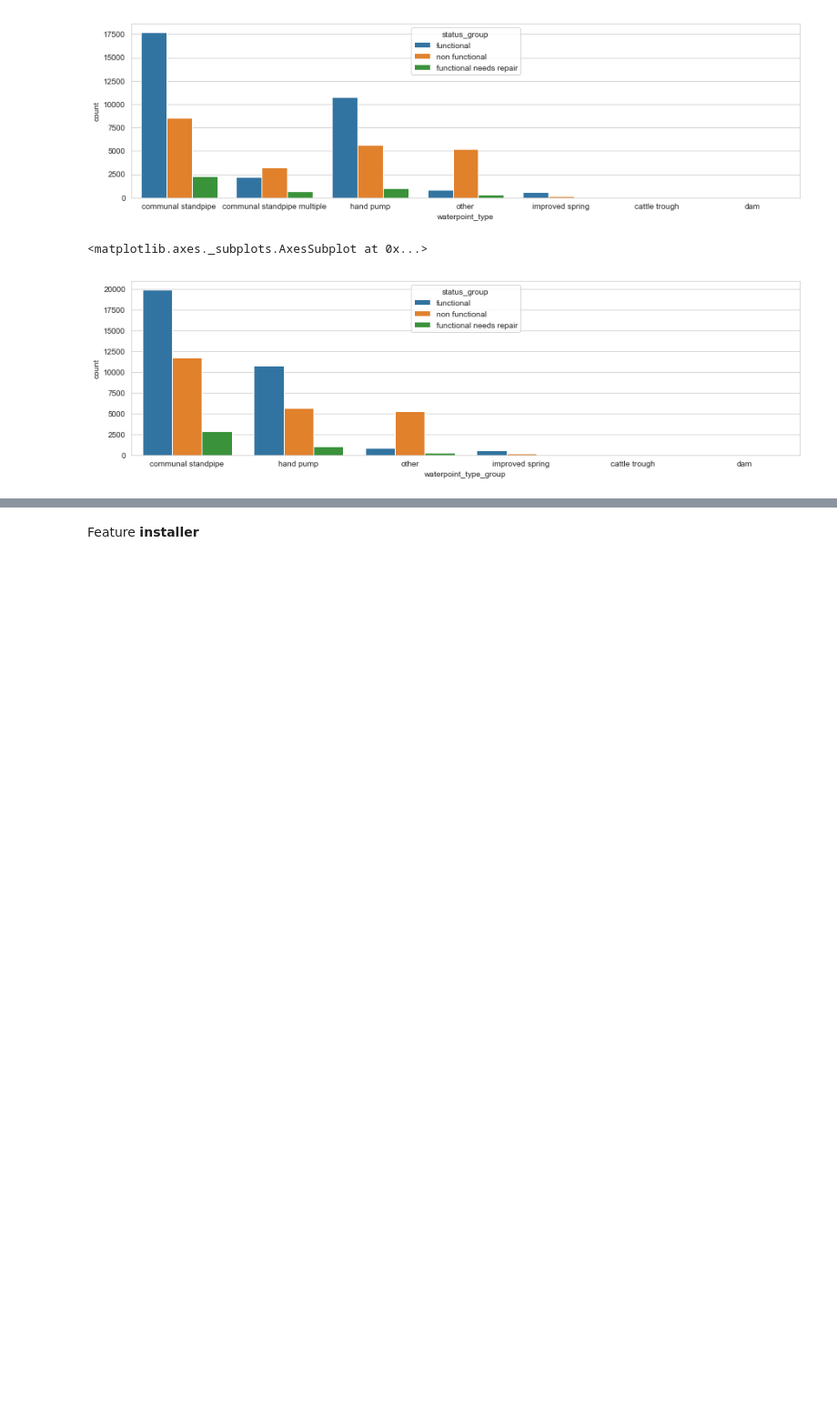
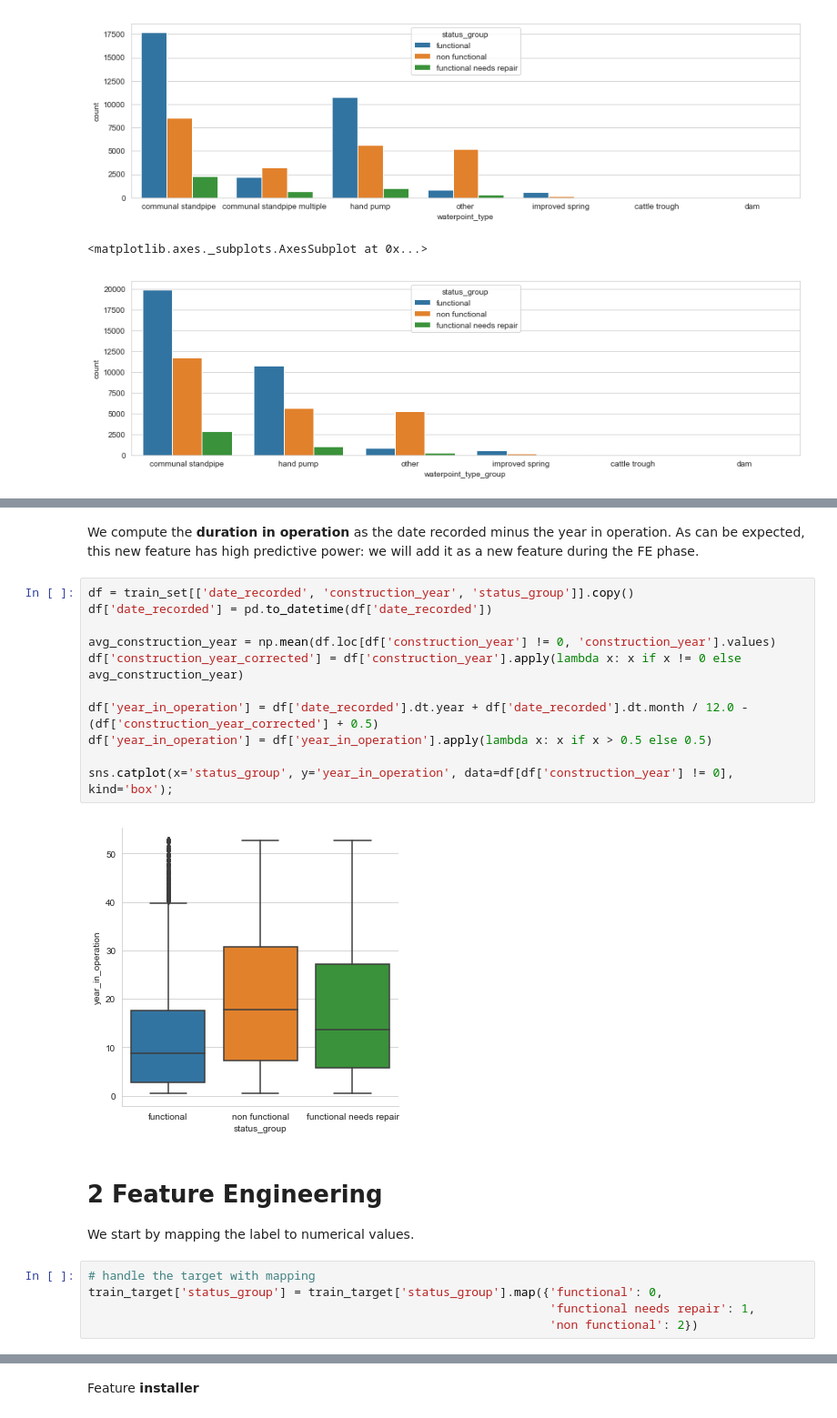
Before and after one commit to cedric-bertrand/DS-py, a Jupyter notebook: taarifa-wp/water_pumps.ipynb, the cells around one changed output, grey strips where cells are left out. Shown: that part at 91% size. Saved outputs shown, nothing was run; the diff lists cells and outputs as text; blank space fills up the shorter version.

```diff
--- a/taarifa-wp/water_pumps.ipynb
+++ b/taarifa-wp/water_pumps.ipynb
@@ -401,0 +487,23 @@ Feature **funder**
+# %% [markdown]
+We compute the **duration in operation** as the date recorded minus the year in operation. As can be expected, this new feature has high predictive power: we will add it as a new feature during the FE phase.
+# %%
+df = train_set[['date_recorded', 'construction_year', 'status_group']].copy()
+df['date_recorded'] = pd.to_datetime(df['date_recorded'])
+
+avg_construction_year = np.mean(df.loc[df['construction_year'] != 0, 'construction_year'].values)
+df['construction_year_corrected'] = df['construction_year'].apply(lambda x: x if x != 0 else avg_construction_year)
+
+df['year_in_operation'] = df['date_recorded'].dt.year + df['date_recorded'].dt.month / 12.0 - (df['construction_year_corrected'] + 0.5)
+df['year_in_operation'] = df['year_in_operation'].apply(lambda x: x if x > 0.5 else 0.5)
+
+sns.catplot(x='status_group', y='year_in_operation', data=df[df['construction_year'] != 0], kind='box');
+# %% [output]
+[figure, added]
+# %% [markdown]
+# 2 Feature Engineering
+We start by mapping the label to numerical values.
+# %%
+# handle the target with mapping
+train_target['status_group'] = train_target['status_group'].map({'functional': 0,
+                                                                 'functional needs repair': 1,
+                                                                 'non functional': 2})
```
Also changed, not shown: parts of 72 cells of this notebook.
